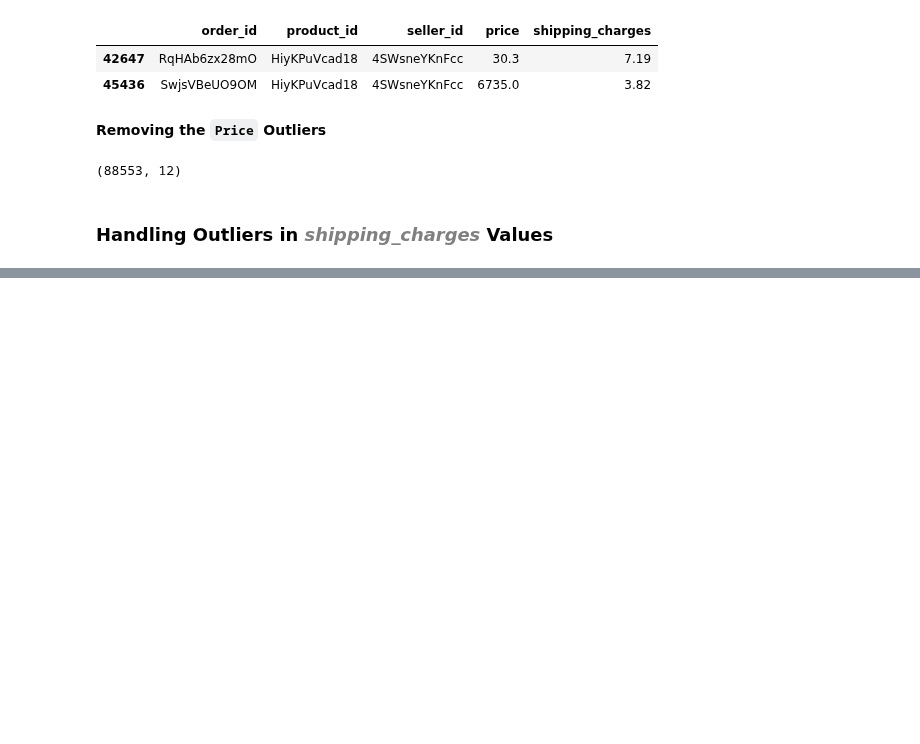
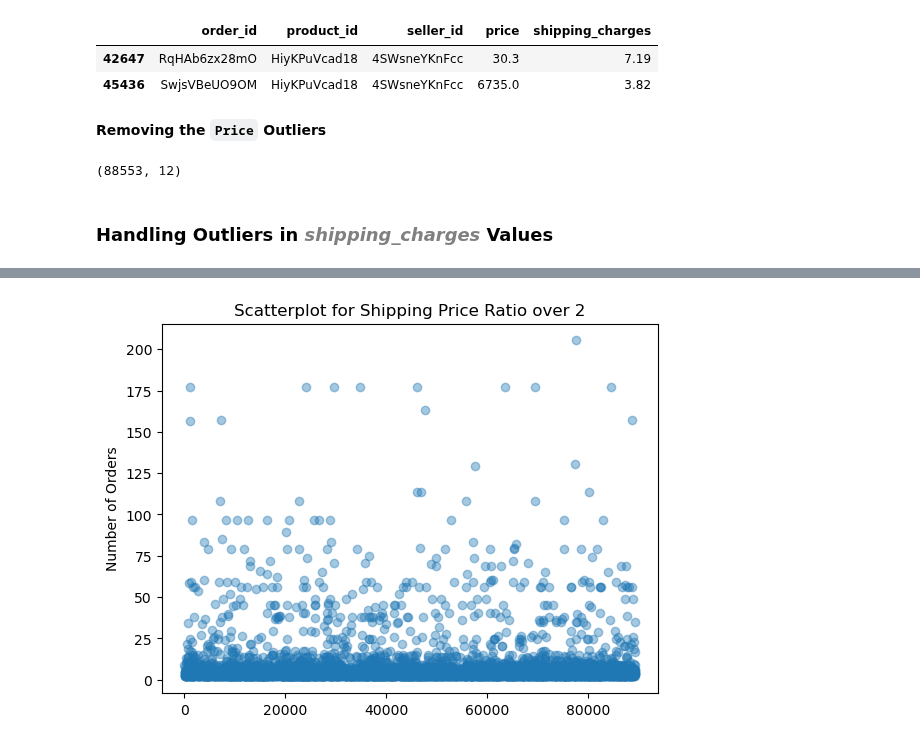
Before and after one commit to JatinY459/ecommerce-data-analysis, a Jupyter notebook: notebooks/02_data_cleaning.ipynb, the cells around one changed output, grey strips where cells are left out. Saved outputs shown, nothing was run; the diff lists cells and outputs as text; code cells hidden in the pictures; blank space fills up the shorter version.

```diff
--- a/notebooks/02_data_cleaning.ipynb
+++ b/notebooks/02_data_cleaning.ipynb
@@ -395,0 +407,2 @@ plt.show()
+# %%
+order_items['shipping_price_ratio'] = order_items['shipping_charges'] / order_items['price']
@@ -395,0 +425,9 @@ plt.show()
+# %%
+ratio = order_items['shipping_charges']/order_items['price']
+plt.scatter(ratio[ratio > 2].index, ratio[ratio > 2], alpha=0.4)
+plt.ylabel("Shipping Price Ratio")
+plt.ylabel("Number of Orders")
+plt.title("Scatterplot for Shipping Price Ratio over 2")
+plt.show()
+# %% [output]
+[figure, added]
```
Also changed, not shown: parts of 20 cells of this notebook.
